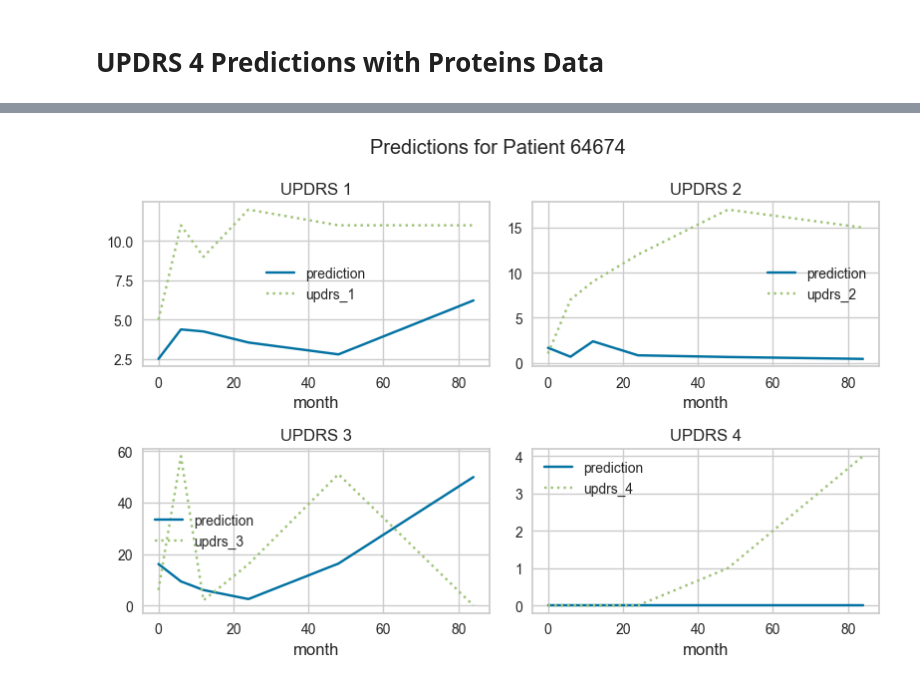
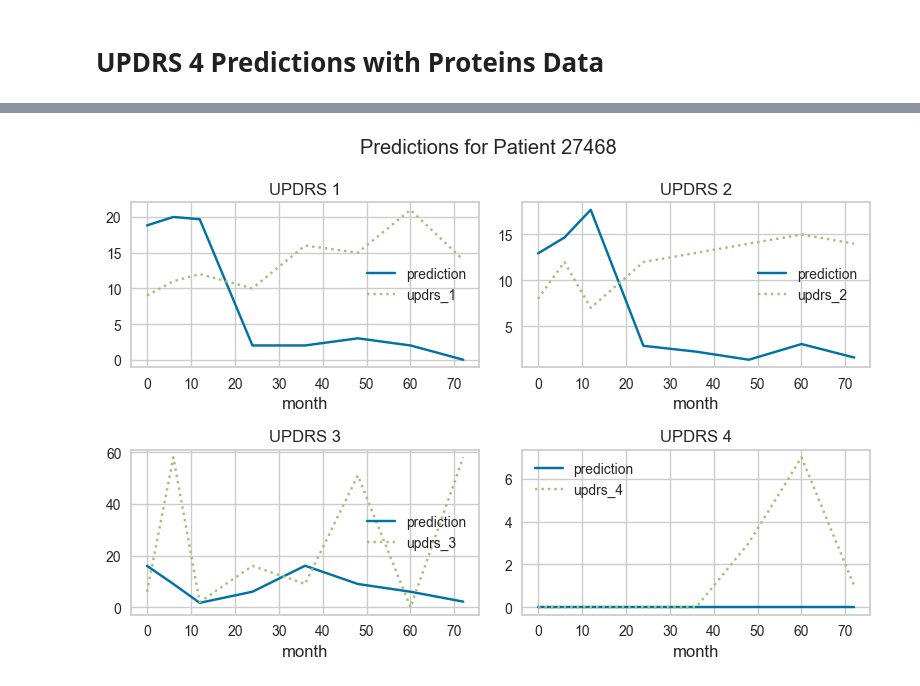
Before and after one commit to prithvidasgupta/si-618-parkinson-prediction, a Jupyter notebook: rough_work/featured_proteins.ipynb, the cells around one changed output, grey strips where cells are left out. Drawn from its saved outputs; the diff is of its cells as text; code cells hidden in the pictures.

```diff
--- a/rough_work/featured_proteins.ipynb
+++ b/rough_work/featured_proteins.ipynb
@@ -147,6 +144,6 @@ s = setup(data=final_X, target=Y)
 add_metric('SMAPE', 'SMAPE', smape, greater_is_better = False)
 b1 = create_model('et')
 t1 = tune_model(b1, choose_better=True, optimize='SMAPE')
-ensemble_u1 = ensemble_model(t1, choose_better= True, n_estimators=20)
+ensemble_u1 = ensemble_model(t1, choose_better= True, n_estimators=20,method='Boosting')
 # %% [output]
 |  | Description | Value |
@@ -260,6 +259,6 @@ s = setup(data=final_X, target=Y)
 add_metric('SMAPE', 'SMAPE', smape, greater_is_better = False)
 b2 = create_model('et')
 t2 = tune_model(b2, choose_better=True, optimize='SMAPE')
-ensemble_u2 = ensemble_model(t2, choose_better= True, n_estimators=20)
+ensemble_u2 = ensemble_model(t2, choose_better= True, n_estimators=20,method='Boosting')
 # %% [output]
 |  | Description | Value |
@@ -373,6 +373,6 @@ s = setup(data=final_X, target=Y)
 add_metric('SMAPE', 'SMAPE', smape, greater_is_better = False)
 b3 = create_model('et')
 t3 = tune_model(b3, choose_better=True, optimize='SMAPE')
-ensemble_u3 = ensemble_model(t3, choose_better= True, n_estimators=20)
+ensemble_u3 = ensemble_model(t3, choose_better= True, n_estimators=20,method='Boosting')
 # %% [output]
 |  | Description | Value |
@@ -487,6 +487,6 @@ s = setup(data=final_X, target=Y)
 add_metric('SMAPE', 'SMAPE', smape, greater_is_better = False)
 b4 = create_model('et')
 t4 = tune_model(b4, choose_better=True, optimize='SMAPE')
-ensemble_u4 = ensemble_model(t4, choose_better= True, n_estimators=20)
+ensemble_u4 = ensemble_model(t4, choose_better= True, n_estimators=20, method='Boosting')
 # %% [output]
 |  | Description | Value |
@@ -780,21 +775,21 @@ fig.tight_layout()
 # %%
 import matplotlib.pyplot as plt
 
-pid='64674'
+pid='27468'
 fig,((ax1,ax2),(ax3,ax4)) = plt.subplots(2,2)
 plot1[plot1['patient']==pid].plot.line(x='month',y='prediction',ax=ax1)
 plot1[plot1['patient']==pid].plot.line(x='month',y='updrs_1',ax=ax1,ls=":")
 plot2[plot2['patient']==pid].plot.line(x='month',y='prediction',ax=ax2)
 plot2[plot2['patient']==pid].plot.line(x='month',y='updrs_2',ax=ax2, ls=':')
 plot3[plot3['patient']==pid].plot.line(x='month',y='prediction',ax=ax3)
 plot3[plot3['patient']==pid].plot.line(x='month',y='updrs_3',ax=ax3, ls=':')
 plot4[plot4['patient']==pid].plot.line(x='month',y='prediction',ax=ax4)
 plot4[plot4['patient']==pid].plot.line(x='month',y='updrs_4',ax=ax4, ls=':')
 plt.suptitle(f'Predictions for Patient {pid}')
 ax1.set_title('UPDRS 1')
 ax2.set_title('UPDRS 2')
 ax3.set_title('UPDRS 3')
 ax4.set_title('UPDRS 4')
 fig.tight_layout()
 # %% [output]
-[figure, old version]
+[figure, new version]
```
Also changed, not shown: parts of 27 cells of this notebook.
